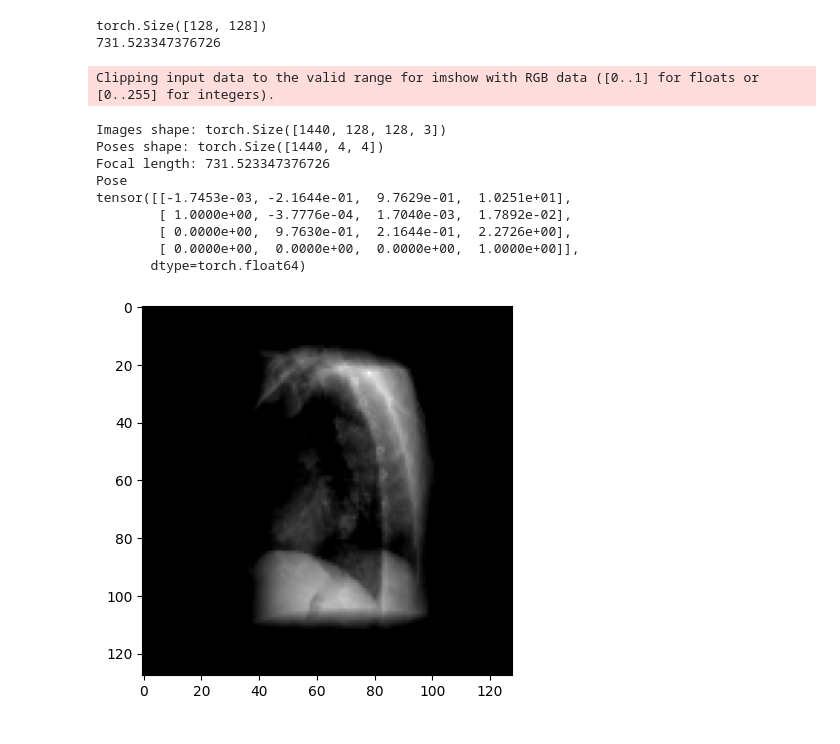
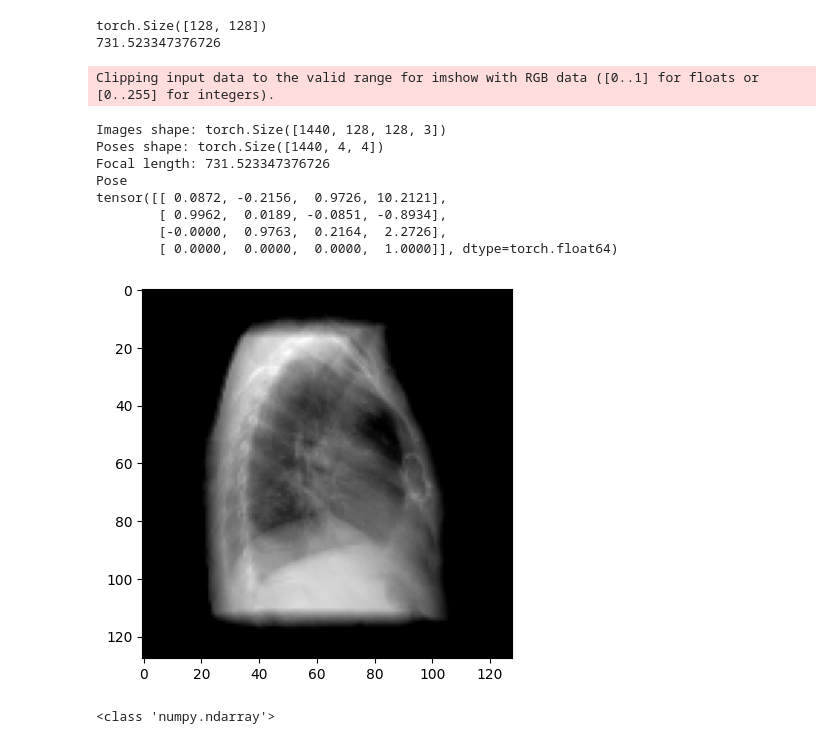
Before and after one commit to alex-pesendorfer/IW2022, a Jupyter notebook: full_pipeline.ipynb, the cells around one changed output. Cells and saved outputs as stored; diff of their text form; code cells hidden in the pictures.

```diff
--- a/full_pipeline.ipynb
+++ b/full_pipeline.ipynb
@@ -87,6 +87,7 @@ class ImageDataset(VisionDataset):
 #         print("FILENAMES")
         # print(self.filenames)
 #         print("****************************")
+        self.filenames.sort()
 
     def __len__(self):
         return len(self.filenames)
@@ -99,6 +100,7 @@ class ImageDataset(VisionDataset):
 #         print("************************")
 #         print("GET_ITEM")
         filename = self.filenames[idx]
+        # print(self.filenames)
         img = Image.open(filename).convert('RGB')
         if self.transform is not None:
             img = self.transform(img)
@@ -586,6 +588,8 @@ Transform: Compose(
 RENDER_POSES.SHAPE:
 -------------------------------------------------
 torch.Size([1440, 4, 4])
+# %%
+xray = train_dataset.__getitem__(0).transpose(2, 0).transpose(1, 0)
 # %%
 images = []
 for i in range(1440):
@@ -693,31 +725,30 @@ torch.Size([128, 128])
 # %%
 images = images
 poses = render_poses
 focal = focal_test # hwfr[2][0]
 
 print(f'Images shape: {images.shape}')
 print(f'Poses shape: {poses.shape}')
 print(f'Focal length: {focal}')
 
 height, width = hwfr[0], hwfr[1]
 near, far = config['data']['near'], config['data']['far']
 
-n_training = 71
-testimg_idx = 72
+n_training = 70
+testimg_idx = 71
 testimg, testpose = images[testimg_idx], poses[testimg_idx]
 
 plt.imshow(testimg)
 print('Pose')
 print(testpose)
 # %% [output]
 Clipping input data to the valid range for imshow with RGB data ([0..1] for floats or [0..255] for integers).
 Images shape: torch.Size([1440, 128, 128, 3])
 Poses shape: torch.Size([1440, 4, 4])
 Focal length: 731.523347376726
 Pose
-tensor([[-1.7453e-03, -2.1644e-01,  9.7629e-01,  1.0251e+01],
-        [ 1.0000e+00, -3.7776e-04,  1.7040e-03,  1.7892e-02],
-        [ 0.0000e+00,  9.7630e-01,  2.1644e-01,  2.2726e+00],
-        [ 0.0000e+00,  0.0000e+00,  0.0000e+00,  1.0000e+00]],
-       dtype=torch.float64)
+tensor([[ 0.0872, -0.2156,  0.9726, 10.2121],
+        [ 0.9962,  0.0189, -0.0851, -0.8934],
+        [-0.0000,  0.9763,  0.2164,  2.2726],
+        [ 0.0000,  0.0000,  0.0000,  1.0000]], dtype=torch.float64)
-[figure, old version]
+[figure, new version]
@@ -723,0 +759,4 @@ tensor([[-1.7453e-03, -2.1644e-01,  9.7629e-01,  1.0251e+01],
+# %%
+print(type(focal))
+# %% [output]
+<class 'numpy.ndarray'>
```
Also changed, not shown: parts of 7 cells of this notebook.
